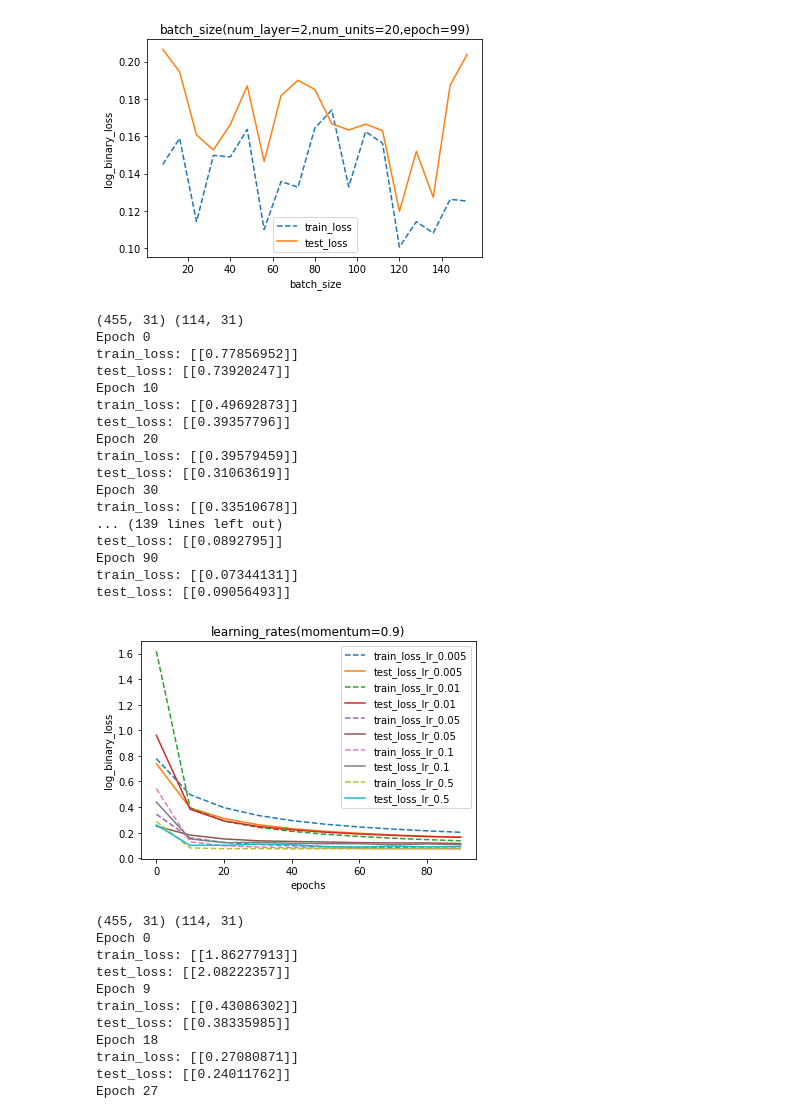
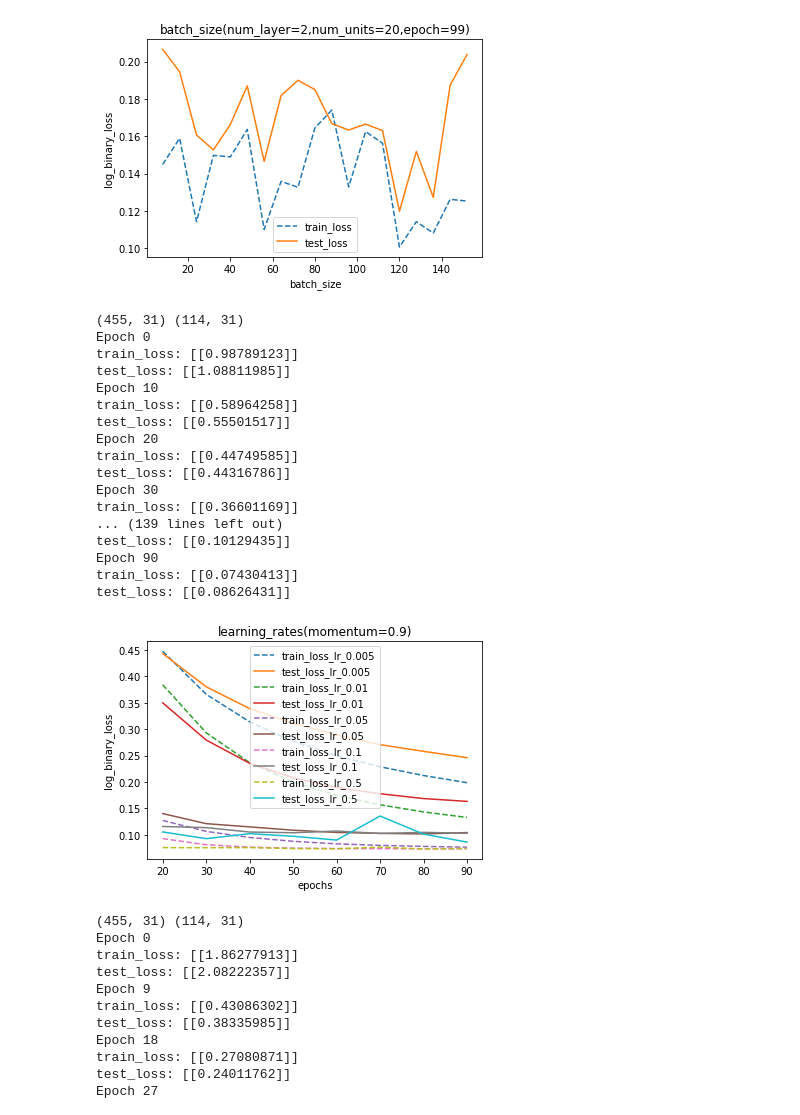
Before and after one commit to pwluzhicong/TinyTorch, a Jupyter notebook: analysis.ipynb, the cells around one changed output. Drawn from its saved outputs; the diff is of its cells as text; code cells hidden in the pictures.

```diff
--- a/analysis.ipynb
+++ b/analysis.ipynb
@@ -151,9 +151,9 @@ epochs = get_plot_array(results["Classification_Sigmoid_%s"% (2+1)], "epoch")
 df = pd.DataFrame({"epoch": epochs})
 for i in range(2,6):
     o = results["Classification_Sigmoid_%s"% (i+1)]
-    x = get_plot_array(o, "epoch")
-    y1 = get_plot_array(o, "train_loss")
-    y2 = get_plot_array(o, "test_loss")
+    x = get_plot_array(o, "epoch")[2:]
+    y1 = get_plot_array(o, "train_loss")[2:]
+    y2 = get_plot_array(o, "test_loss")[2:]
 
     sns.lineplot(x=x, y=y1, legend="auto", label="train_loss_num_layer_%s" % i, linestyle="--")
     sns.lineplot(x=x, y=y2, legend="auto", label="test_loss_num_layer_%s" % i)
@@ -415,47 +415,47 @@ for i, lr in enumerate(learning_rates):
         "momentum": 0.9,
         "test_ratio": 0.2,
 
         "input_data": "./data/BreastCancer.data",
         "loss_func": "log_binary_loss",
         # "l2_norm": 0.1
         "l2_norm": 5e-3,
         "log_step": 10
     }
     o = train_func(**demo_params)
     results["Classification_Learning_rate_%s"% (i+1)]  = o
 
     # epochs = get_plot_array(results["Classification_Learning_rate_%s"% (2+1)], "epoch")
     o = results["Classification_Learning_rate_%s"% (i+1)]
-    x = get_plot_array(o, "epoch")
-    y1 = get_plot_array(o, "train_loss")
-    y2 = get_plot_array(o, "test_loss")
+    x = get_plot_array(o, "epoch")[2:]
+    y1 = get_plot_array(o, "train_loss")[2:]
+    y2 = get_plot_array(o, "test_loss")[2:]
 
     sns.lineplot(x=x, y=y1, legend="auto", label="train_loss_lr_%s" % lr, linestyle="--")
     sns.lineplot(x=x, y=y2, legend="auto", label="test_loss_lr_%s" % lr)
 
 plt.title("learning_rates(momentum=0.9)")
 plt.xlabel("epochs")
 plt.ylabel("log_binary_loss")
 plt.savefig("figs/classfication/learning_rates.png")
 # %% [output]
 (455, 31) (114, 31)
 Epoch 0
-train_loss: [[0.77856952]]
-test_loss: [[0.73920247]]
+train_loss: [[0.98789123]]
+test_loss: [[1.08811985]]
 Epoch 10
-train_loss: [[0.49692873]]
-test_loss: [[0.39357796]]
+train_loss: [[0.58964258]]
+test_loss: [[0.55501517]]
 Epoch 20
-train_loss: [[0.39579459]]
-test_loss: [[0.31063619]]
+train_loss: [[0.44749585]]
+test_loss: [[0.44316786]]
 Epoch 30
-train_loss: [[0.33510678]]
+train_loss: [[0.36601169]]
 ... (139 lines left out)
-test_loss: [[0.0892795]]
+test_loss: [[0.10129435]]
 Epoch 90
-train_loss: [[0.07344131]]
-test_loss: [[0.09056493]]
+train_loss: [[0.07430413]]
+test_loss: [[0.08626431]]
-[figure, old version]
+[figure, new version]
 # %%
 # epochs = get_plot_array(results["Classification_Sigmoid_%s"% (2+1)], "epoch")
 # df = pd.DataFrame({"epoch": epochs})
```
Also changed, not shown: parts of 1 cell of this notebook, 8 other files.
